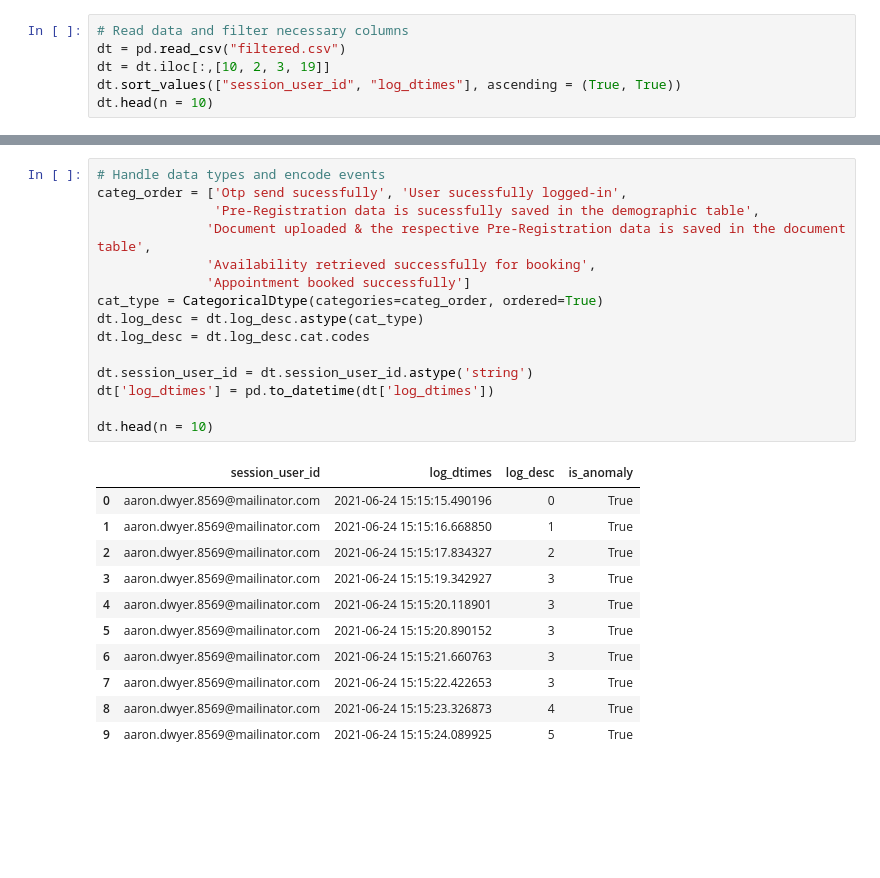
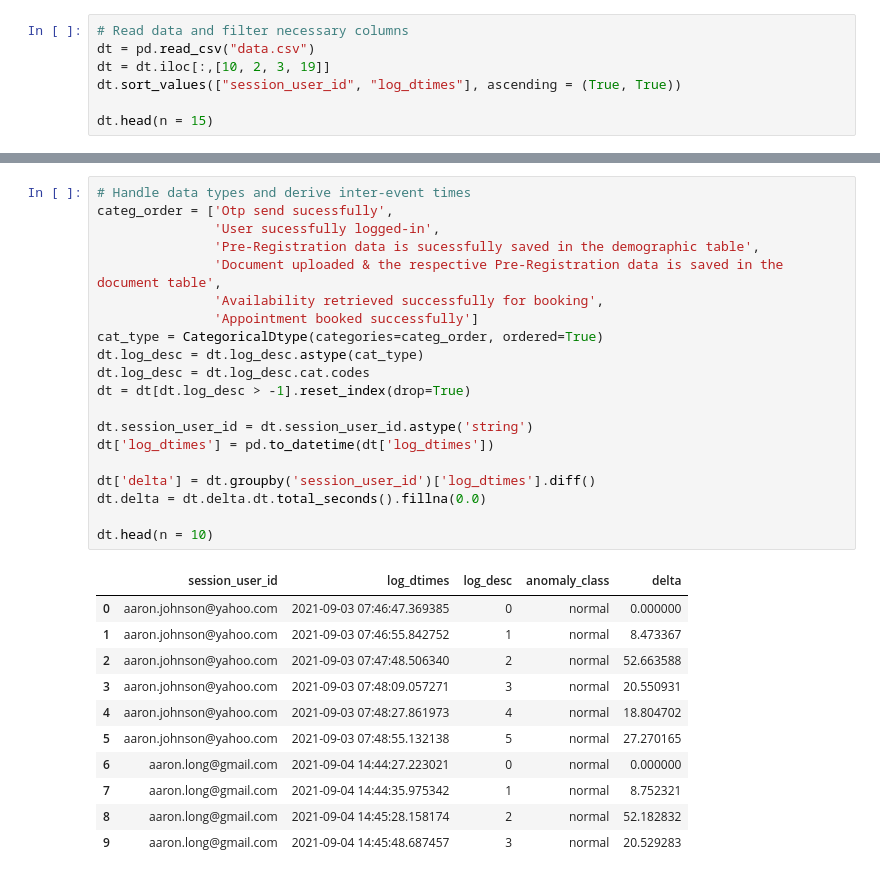
Before and after one commit to nsanthosh27/Anomaly_detection, a Jupyter notebook: Semi_supervised.ipynb, the cells around one changed output, grey strips where cells are left out. Cells and saved outputs as stored; diff of their text form; blank space fills up the shorter version.

```diff
--- a/Semi_supervised.ipynb
+++ b/Semi_supervised.ipynb
@@ -16,7 +22,8 @@ from pyod.models.ocsvm import OCSVM
 # %%
 # Read data and filter necessary columns
-dt = pd.read_csv("filtered.csv")
+dt = pd.read_csv("data.csv")
 dt = dt.iloc[:,[10, 2, 3, 19]]
 dt.sort_values(["session_user_id", "log_dtimes"], ascending = (True, True))
-dt.head(n = 10)
+
+dt.head(n = 15)
 # %% [output]
@@ -34,27 +46,32 @@ dt.head(n = 10)
 # %%
-# Handle data types and encode events
-categ_order = ['Otp send sucessfully', 'User sucessfully logged-in',
+# Handle data types and derive inter-event times
+categ_order = ['Otp send sucessfully',
+               'User sucessfully logged-in',
                'Pre-Registration data is sucessfully saved in the demographic table',
-              'Document uploaded & the respective Pre-Registration data is saved in the document table',
-              'Availability retrieved successfully for booking',
-              'Appointment booked successfully']
+               'Document uploaded & the respective Pre-Registration data is saved in the document table',
+               'Availability retrieved successfully for booking',
+               'Appointment booked successfully']
 cat_type = CategoricalDtype(categories=categ_order, ordered=True)
 dt.log_desc = dt.log_desc.astype(cat_type)
 dt.log_desc = dt.log_desc.cat.codes
+dt = dt[dt.log_desc > -1].reset_index(drop=True)
 
 dt.session_user_id = dt.session_user_id.astype('string')
 dt['log_dtimes'] = pd.to_datetime(dt['log_dtimes'])
 
+dt['delta'] = dt.groupby('session_user_id')['log_dtimes'].diff()
+dt.delta = dt.delta.dt.total_seconds().fillna(0.0)
+
 dt.head(n = 10)
 # %% [output]
-|  | session_user_id | log_dtimes | log_desc | is_anomaly |
-| 0 | aaron.dwyer.8569@mailinator.com | 2021-06-24 15:15:15.490196 | 0 | True |
-| 1 | aaron.dwyer.8569@mailinator.com | 2021-06-24 15:15:16.668850 | 1 | True |
-| 2 | aaron.dwyer.8569@mailinator.com | 2021-06-24 15:15:17.834327 | 2 | True |
-| 3 | aaron.dwyer.8569@mailinator.com | 2021-06-24 15:15:19.342927 | 3 | True |
-| 4 | aaron.dwyer.8569@mailinator.com | 2021-06-24 15:15:20.118901 | 3 | True |
-| 5 | aaron.dwyer.8569@mailinator.com | 2021-06-24 15:15:20.890152 | 3 | True |
-| 6 | aaron.dwyer.8569@mailinator.com | 2021-06-24 15:15:21.660763 | 3 | True |
-| 7 | aaron.dwyer.8569@mailinator.com | 2021-06-24 15:15:22.422653 | 3 | True |
-| 8 | aaron.dwyer.8569@mailinator.com | 2021-06-24 15:15:23.326873 | 4 | True |
-| 9 | aaron.dwyer.8569@mailinator.com | 2021-06-24 15:15:24.089925 | 5 | True |
+|  | session_user_id | log_dtimes | log_desc | anomaly_class | delta |
+| 0 | aaron.johnson@yahoo.com | 2021-09-03 07:46:47.369385 | 0 | normal | 0.000000 |
+| 1 | aaron.johnson@yahoo.com | 2021-09-03 07:46:55.842752 | 1 | normal | 8.473367 |
+| 2 | aaron.johnson@yahoo.com | 2021-09-03 07:47:48.506340 | 2 | normal | 52.663588 |
+| 3 | aaron.johnson@yahoo.com | 2021-09-03 07:48:09.057271 | 3 | normal | 20.550931 |
+| 4 | aaron.johnson@yahoo.com | 2021-09-03 07:48:27.861973 | 4 | normal | 18.804702 |
+| 5 | aaron.johnson@yahoo.com | 2021-09-03 07:48:55.132138 | 5 | normal | 27.270165 |
+| 6 | aaron.long@gmail.com | 2021-09-04 14:44:27.223021 | 0 | normal | 0.000000 |
+| 7 | aaron.long@gmail.com | 2021-09-04 14:44:35.975342 | 1 | normal | 8.752321 |
+| 8 | aaron.long@gmail.com | 2021-09-04 14:45:28.158174 | 2 | normal | 52.182832 |
+| 9 | aaron.long@gmail.com | 2021-09-04 14:45:48.687457 | 3 | normal | 20.529283 |
```
Also changed, not shown: parts of 12 cells of this notebook, 1 other file.
